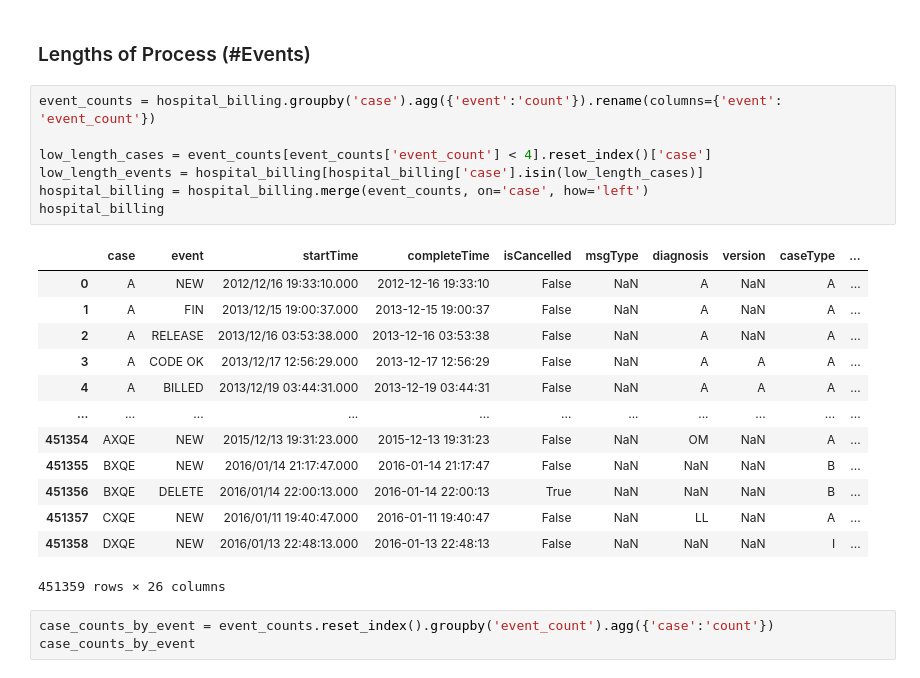
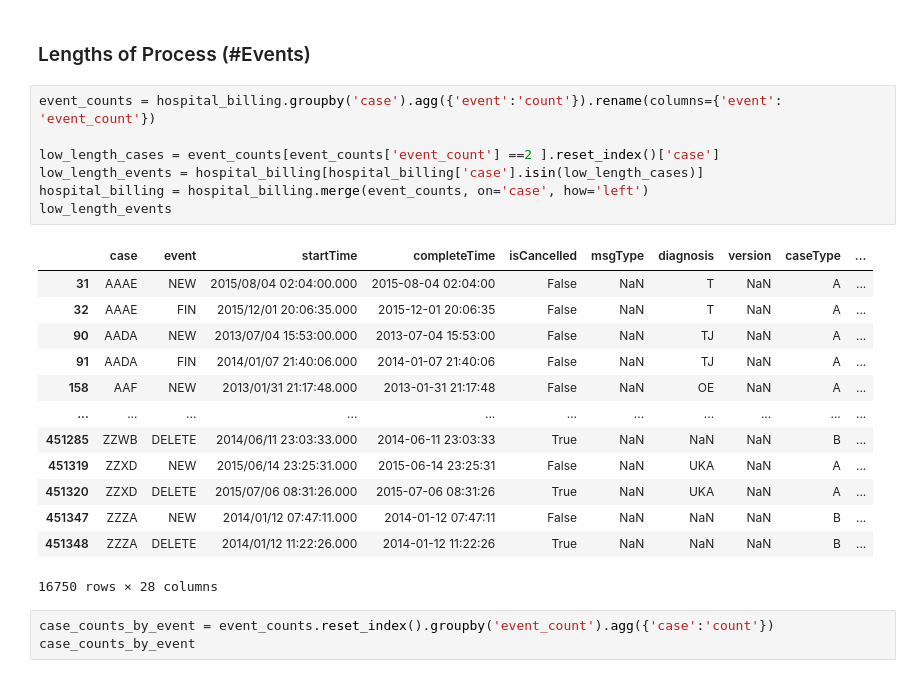
Before and after one commit to deniz0zn/Deniz_2025_BEP, a Jupyter notebook: Jupyter Notebooks/Hospital Billing - Extract and Analyze.ipynb, the cells around one changed output. Cells and saved outputs as stored; diff of their text form.

```diff
--- a/Jupyter Notebooks/Hospital Billing - Extract and Analyze.ipynb
+++ b/Jupyter Notebooks/Hospital Billing - Extract and Analyze.ipynb
@@ -197,24 +195,24 @@ plt.show()
 # %%
 event_counts = hospital_billing.groupby('case').agg({'event':'count'}).rename(columns={'event': 'event_count'})
 
-low_length_cases = event_counts[event_counts['event_count'] < 4].reset_index()['case']
+low_length_cases = event_counts[event_counts['event_count'] ==2 ].reset_index()['case']
 low_length_events = hospital_billing[hospital_billing['case'].isin(low_length_cases)]
 hospital_billing = hospital_billing.merge(event_counts, on='case', how='left')
-hospital_billing
+low_length_events
 # %% [output]
 |  | case | event | startTime | completeTime | isCancelled | msgType | diagnosis | version | caseType | ... |
-| 0 | A | NEW | 2012/12/16 19:33:10.000 | 2012-12-16 19:33:10 | False | NaN | A | NaN | A | ... |
-| 1 | A | FIN | 2013/12/15 19:00:37.000 | 2013-12-15 19:00:37 | False | NaN | A | NaN | A | ... |
-| 2 | A | RELEASE | 2013/12/16 03:53:38.000 | 2013-12-16 03:53:38 | False | NaN | A | NaN | A | ... |
-| 3 | A | CODE OK | 2013/12/17 12:56:29.000 | 2013-12-17 12:56:29 | False | NaN | A | A | A | ... |
-| 4 | A | BILLED | 2013/12/19 03:44:31.000 | 2013-12-19 03:44:31 | False | NaN | A | A | A | ... |
+| 31 | AAAE | NEW | 2015/08/04 02:04:00.000 | 2015-08-04 02:04:00 | False | NaN | T | NaN | A | ... |
+| 32 | AAAE | FIN | 2015/12/01 20:06:35.000 | 2015-12-01 20:06:35 | False | NaN | T | NaN | A | ... |
+| 90 | AADA | NEW | 2013/07/04 15:53:00.000 | 2013-07-04 15:53:00 | False | NaN | TJ | NaN | A | ... |
+| 91 | AADA | FIN | 2014/01/07 21:40:06.000 | 2014-01-07 21:40:06 | False | NaN | TJ | NaN | A | ... |
+| 158 | AAF | NEW | 2013/01/31 21:17:48.000 | 2013-01-31 21:17:48 | False | NaN | OE | NaN | A | ... |
 | ... | ... | ... | ... | ... | ... | ... | ... | ... | ... | ... |
-| 451354 | AXQE | NEW | 2015/12/13 19:31:23.000 | 2015-12-13 19:31:23 | False | NaN | OM | NaN | A | ... |
-| 451355 | BXQE | NEW | 2016/01/14 21:17:47.000 | 2016-01-14 21:17:47 | False | NaN | NaN | NaN | B | ... |
-| 451356 | BXQE | DELETE | 2016/01/14 22:00:13.000 | 2016-01-14 22:00:13 | True | NaN | NaN | NaN | B | ... |
-| 451357 | CXQE | NEW | 2016/01/11 19:40:47.000 | 2016-01-11 19:40:47 | False | NaN | LL | NaN | A | ... |
-| 451358 | DXQE | NEW | 2016/01/13 22:48:13.000 | 2016-01-13 22:48:13 | False | NaN | NaN | NaN | I | ... |
+| 451285 | ZZWB | DELETE | 2014/06/11 23:03:33.000 | 2014-06-11 23:03:33 | True | NaN | NaN | NaN | B | ... |
+| 451319 | ZZXD | NEW | 2015/06/14 23:25:31.000 | 2015-06-14 23:25:31 | False | NaN | UKA | NaN | A | ... |
+| 451320 | ZZXD | DELETE | 2015/07/06 08:31:26.000 | 2015-07-06 08:31:26 | True | NaN | UKA | NaN | A | ... |
+| 451347 | ZZZA | NEW | 2014/01/12 07:47:11.000 | 2014-01-12 07:47:11 | False | NaN | NaN | NaN | B | ... |
+| 451348 | ZZZA | DELETE | 2014/01/12 11:22:26.000 | 2014-01-12 11:22:26 | True | NaN | NaN | NaN | B | ... |
-451359 rows × 26 columns
+16750 rows × 28 columns
 # %%
 case_counts_by_event = event_counts.reset_index().groupby('event_count').agg({'case':'count'})
 case_counts_by_event
```
Also changed, not shown: parts of 21 cells of this notebook, 5 other files.
